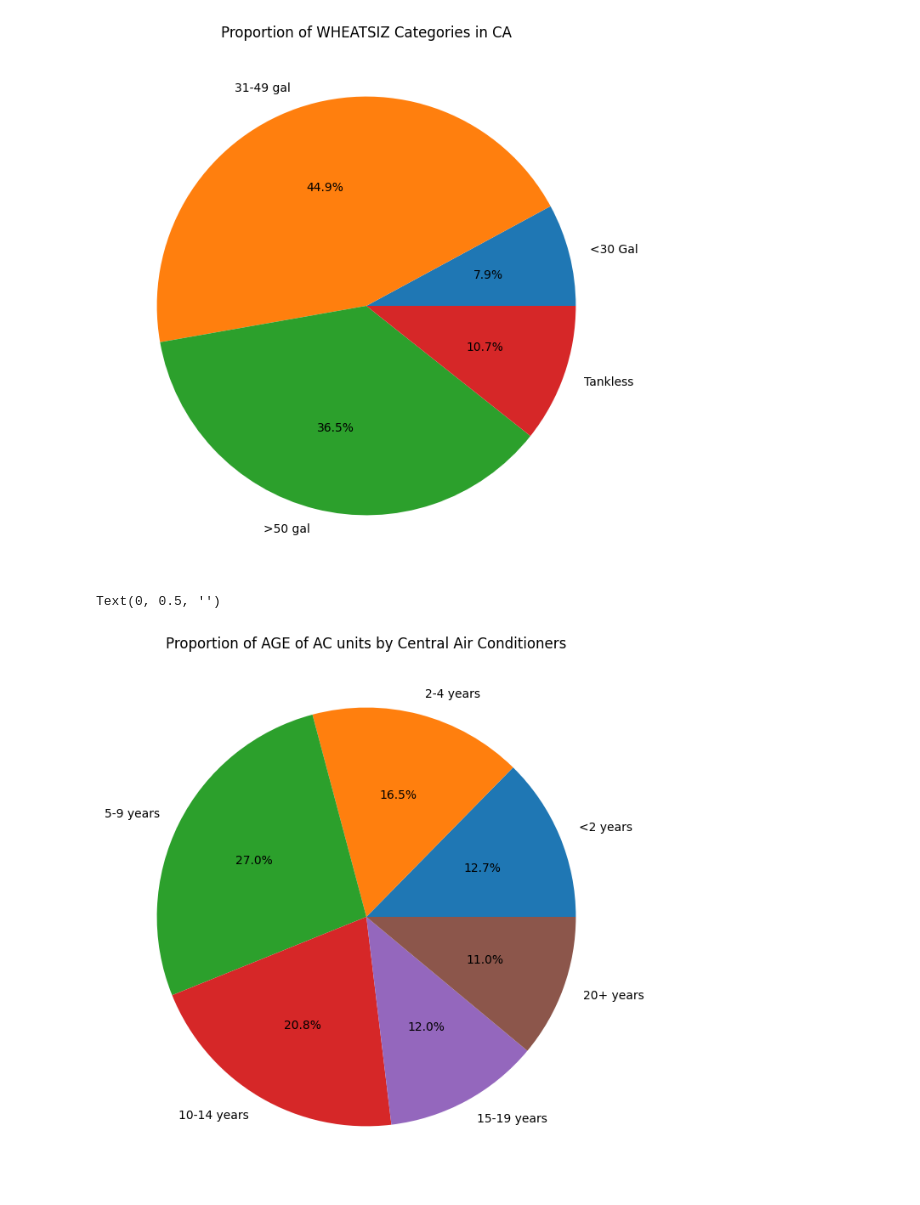
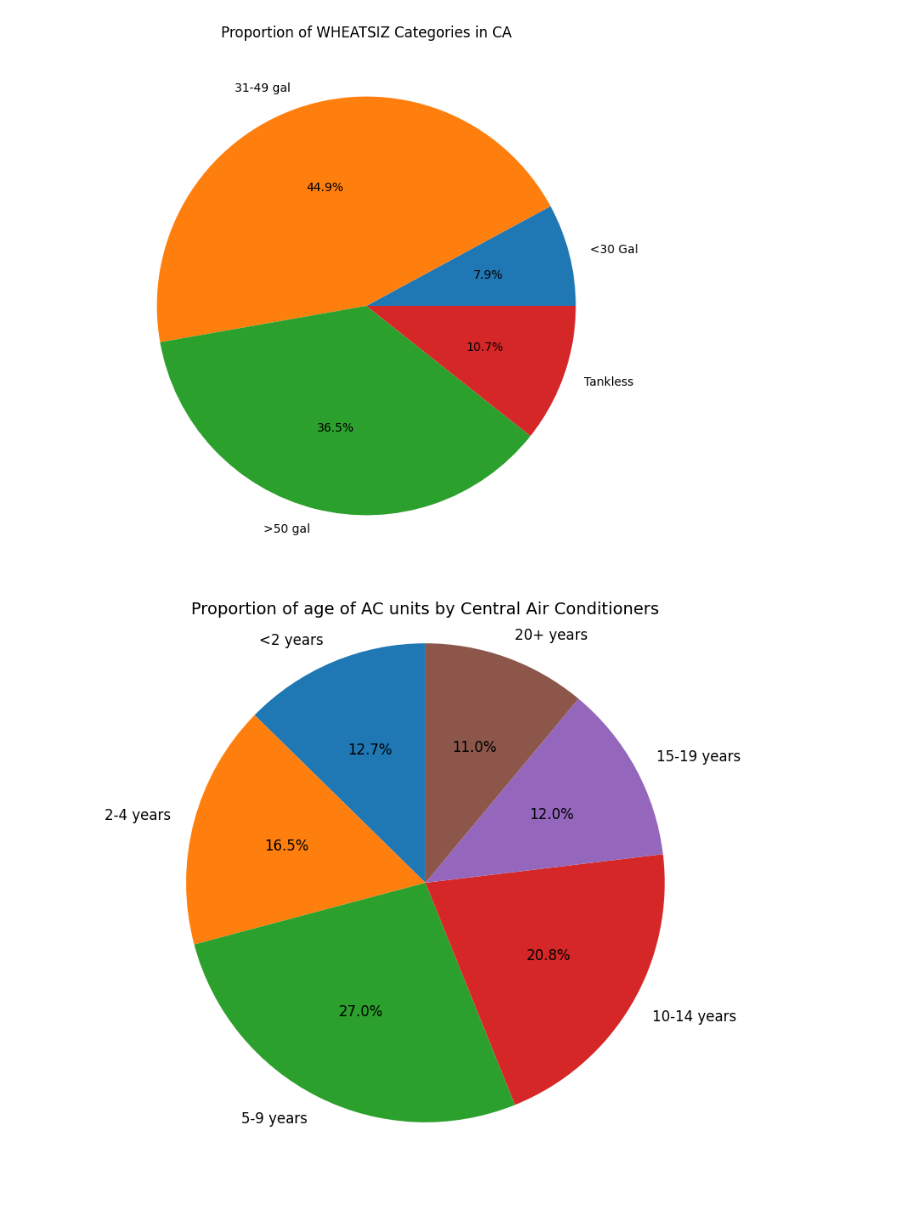
Before and after one commit to JadenFaste/AHRIData, a Jupyter notebook: AHRIAnalysis_V02.ipynb, the cells around one changed output. Drawn from its saved outputs; the diff is of its cells as text; code cells hidden in the pictures.

```diff
--- a/AHRIAnalysis_V02.ipynb
+++ b/AHRIAnalysis_V02.ipynb
@@ -517,37 +517,41 @@ Text(0, 0.5, '')
 # %%
 import pandas as pd
 import numpy as np
 import matplotlib.pyplot as plt
+import textwrap
 
 filepath = 'https://raw.githubusercontent.com/JadenFaste/AHRIData/main/recs2020_public_v7.csv'
 df = pd.read_csv(filepath)
 
 # Calculate the counts for the whole dataset
 acequimp_counts = df['ACEQUIPAGE'].value_counts().sort_index()
 
 df_CAC = df[df['ACEQUIPM_PUB'] == 1]
 acequimp_counts_CAC = df_CAC['ACEQUIPAGE'].value_counts().sort_index()
-
 
 index_map = {
     1: '<2 years',
     2: '2-4 years',
     3: '5-9 years',
     4: '10-14 years',
     5: '15-19 years',
     6: '20+ years',
     -2: 'Not applicable'
 }
 
 # Replace the index values with the new labels
 acequimp_counts.index = acequimp_counts.index.map(index_map)
 acequimp_counts_CAC.index = acequimp_counts_CAC.index.map(index_map)
 
-pie_chart = acequimp_counts_CAC.plot(kind='pie', title='Proportion of age of AC units by Central Air Conditioners', figsize=(8, 8), autopct='%1.1f%%')
-pie_chart.set_ylabel('')
+# Plotting
+fig, ax = plt.subplots(figsize=(8, 8))
+labels = [textwrap.fill(label, width=15) for label in acequimp_counts_CAC.index]
+ax.pie(acequimp_counts_CAC, labels=labels, autopct='%1.1f%%', startangle=90, labeldistance=1.1, textprops={'fontsize': 12})
+ax.axis('equal')  # Equal aspect ratio ensures that pie is drawn as a circle.
+plt.title('Proportion of age of AC units by Central Air Conditioners', fontsize=14)
+plt.show()
 # %% [output]
-Text(0, 0.5, '')
-[figure, old version]
+[figure, new version]
 # %%
 import pandas as pd
 import numpy as np
```
Also changed, not shown: parts of 7 cells of this notebook.
